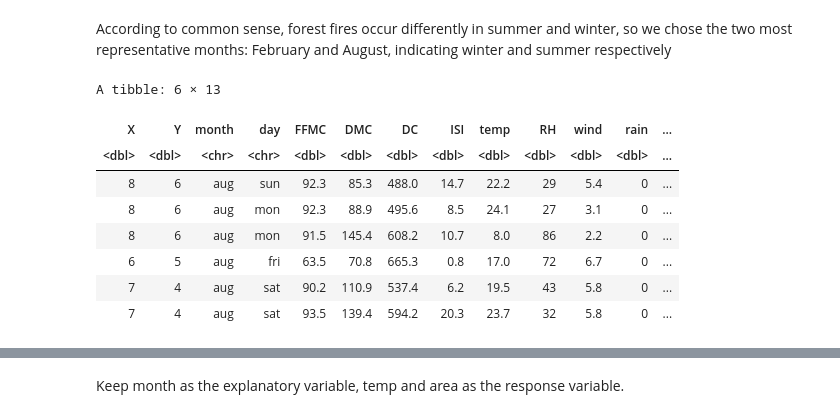
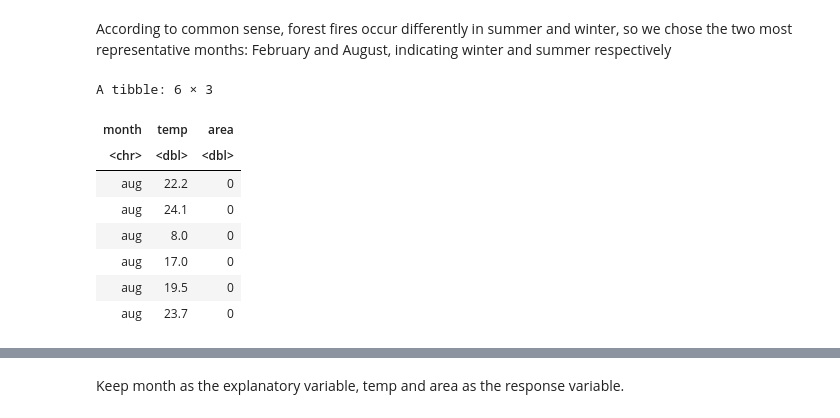
Before and after one commit to Zeeho-Lee/dsci-100-2022w2-group-36, a Jupyter notebook: Proposal.ipynb, the cells around one changed output, grey strips where cells are left out. Saved outputs shown, nothing was run; the diff lists cells and outputs as text; code cells hidden in the pictures.

```diff
--- a/Proposal.ipynb
+++ b/Proposal.ipynb
@@ -53,20 +33,22 @@ A tibble: 6 × 13
 | 8 | 6 | aug | sun | 92.3 | 85.3 | 488.0 | 14.7 | 22.2 | 29 | 5.4 | 0.0 | ... |
 # %% [markdown]
 According to common sense, forest fires occur differently in summer and winter, so we chose the two most representative months: February and August, indicating winter and summer respectively
-# %%
-# Filter month of February and July
-forestfires_winter_summer <- forestfires_data |>
-                             filter(month %in% c("feb", "aug"))
-head(forestfires_winter_summer)
-# %% [output]
-A tibble: 6 × 13
-| X | Y | month | day | FFMC | DMC | DC | ISI | temp | RH | wind | rain | ... |
-| <dbl> | <dbl> | <chr> | <chr> | <dbl> | <dbl> | <dbl> | <dbl> | <dbl> | <dbl> | <dbl> | <dbl> | ... |
-| 8 | 6 | aug | sun | 92.3 | 85.3 | 488.0 | 14.7 | 22.2 | 29 | 5.4 | 0 | ... |
-| 8 | 6 | aug | mon | 92.3 | 88.9 | 495.6 | 8.5 | 24.1 | 27 | 3.1 | 0 | ... |
-| 8 | 6 | aug | mon | 91.5 | 145.4 | 608.2 | 10.7 | 8.0 | 86 | 2.2 | 0 | ... |
-| 6 | 5 | aug | fri | 63.5 | 70.8 | 665.3 | 0.8 | 17.0 | 72 | 6.7 | 0 | ... |
-| 7 | 4 | aug | sat | 90.2 | 110.9 | 537.4 | 6.2 | 19.5 | 43 | 5.8 | 0 | ... |
-| 7 | 4 | aug | sat | 93.5 | 139.4 | 594.2 | 20.3 | 23.7 | 32 | 5.8 | 0 | ... |
+# %%
+# Clean and wangle the data set, drop the irrelevant rows and columns
+# Since there is an outlier there, which rather affects our analysis, and then filter it out
+forestfires <-forestfires_data |>
+              filter(month %in% c("feb", "aug"), area < 400) |>
+              select(month, temp, area)
+head(forestfires)
+# %% [output]
+A tibble: 6 × 3
+| month | temp | area |
+| <chr> | <dbl> | <dbl> |
+| aug | 22.2 | 0 |
+| aug | 24.1 | 0 |
+| aug | 8.0 | 0 |
+| aug | 17.0 | 0 |
+| aug | 19.5 | 0 |
+| aug | 23.7 | 0 |
 # %%
 # Creat boxplot of all numeric variables
```
Also changed, not shown: parts of 9 cells of this notebook.
